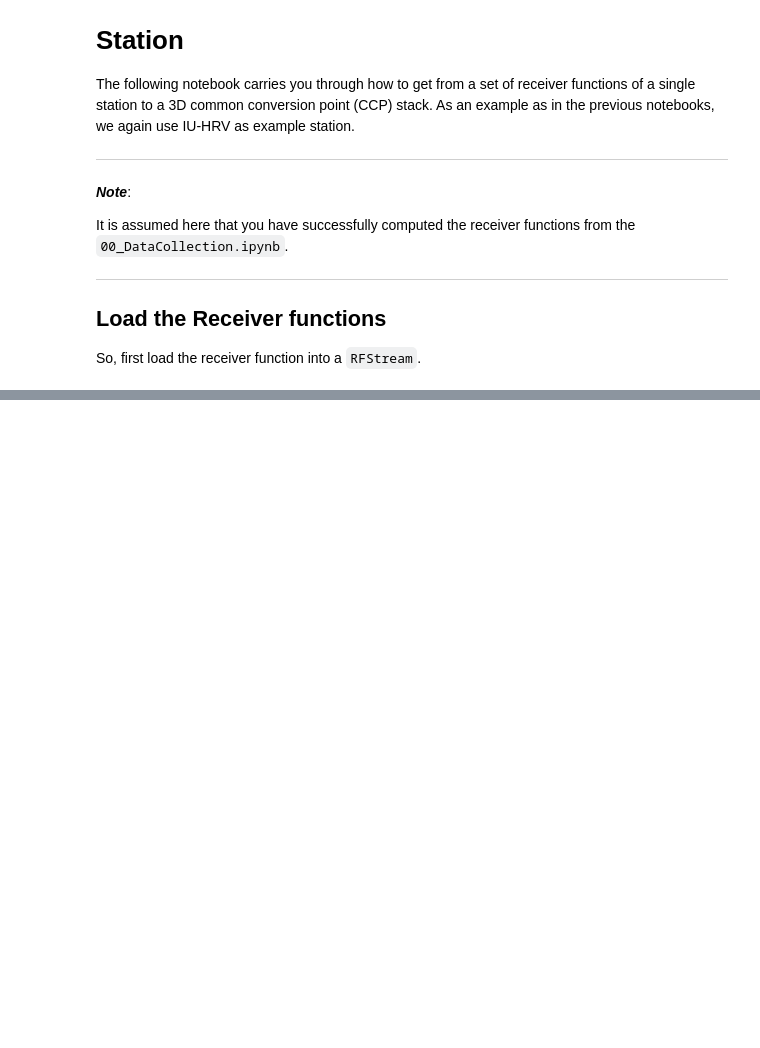
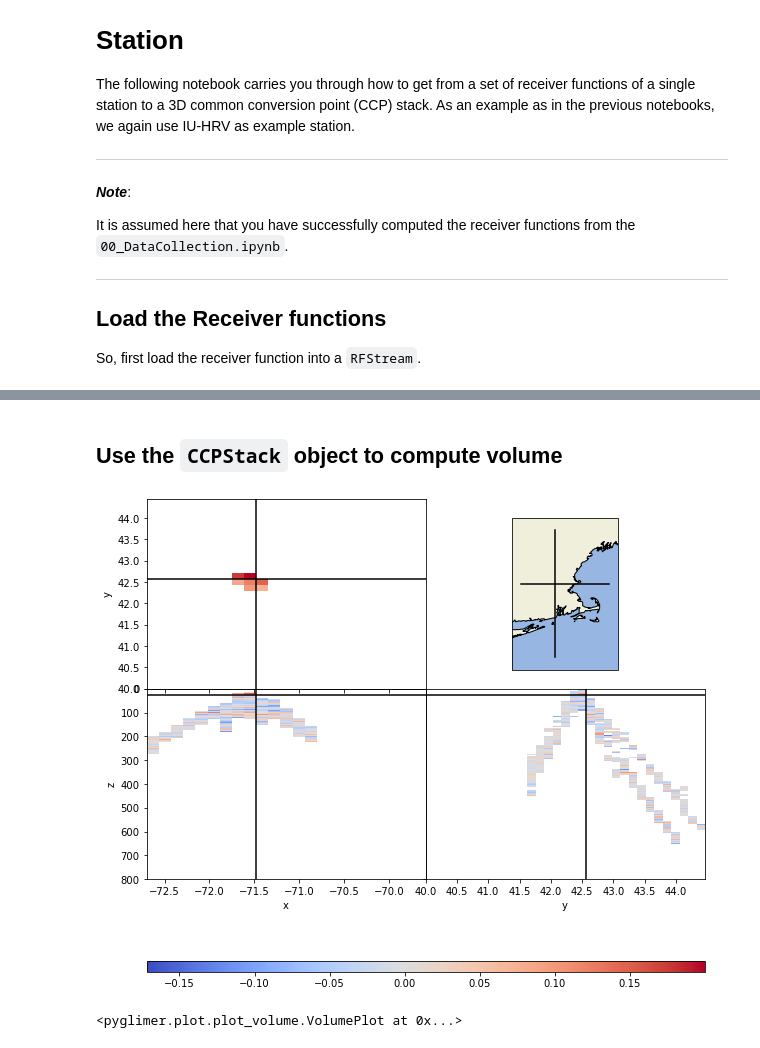
Before and after one commit to PyGLImER/PyGLImER, a Jupyter notebook: examples/02_CCPStack_SingleStation.ipynb, the cells around one changed output, grey strips where cells are left out. Drawn from its saved outputs; the diff is of its cells as text; code cells hidden in the pictures; blank space fills up the shorter version.

```diff
--- a/examples/02_CCPStack_SingleStation.ipynb
+++ b/examples/02_CCPStack_SingleStation.ipynb
@@ -41,0 +88,11 @@ to set the taper to False
+# %%
+import numpy as np
+from pyglimer.ccp.ccp import read_ccp
+
+ccpstack = read_ccp(filename='ccp_IU_HRV.pkl', folder='output/ccps', fmt=None)
+
+lats = np.arange(40, 44.5, 0.135)
+lons = np.arange(-72.7, -69.5, 0.135)
+z = np.linspace(0, 800,800)
+
+V = ccpstack.create_volume(lons, lats, z)
@@ -41,0 +112,12 @@ to set the taper to False
+# %% [markdown]
+## Use the `CCPStack` object to compute volume
+# %%
+from pyglimer.plot.plot_volume import VolumePlot
+
+vplot = VolumePlot(lons, lats, z, V, xl=-71.5, yl=42.5, zl=25)
+# %% [output]
+[figure, added]
+# %%
+V
+# %% [output]
+<pyglimer.plot.plot_volume.VolumePlot at 0x...>
```
Also changed, not shown: parts of 11 cells of this notebook, 8 other files.
